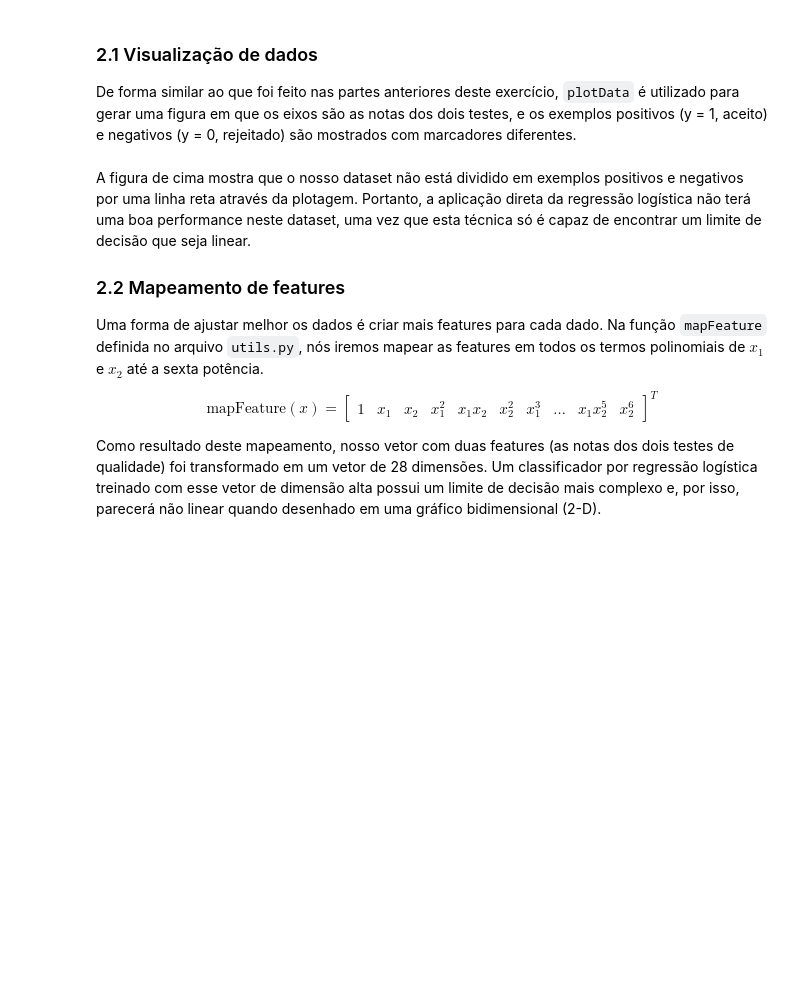
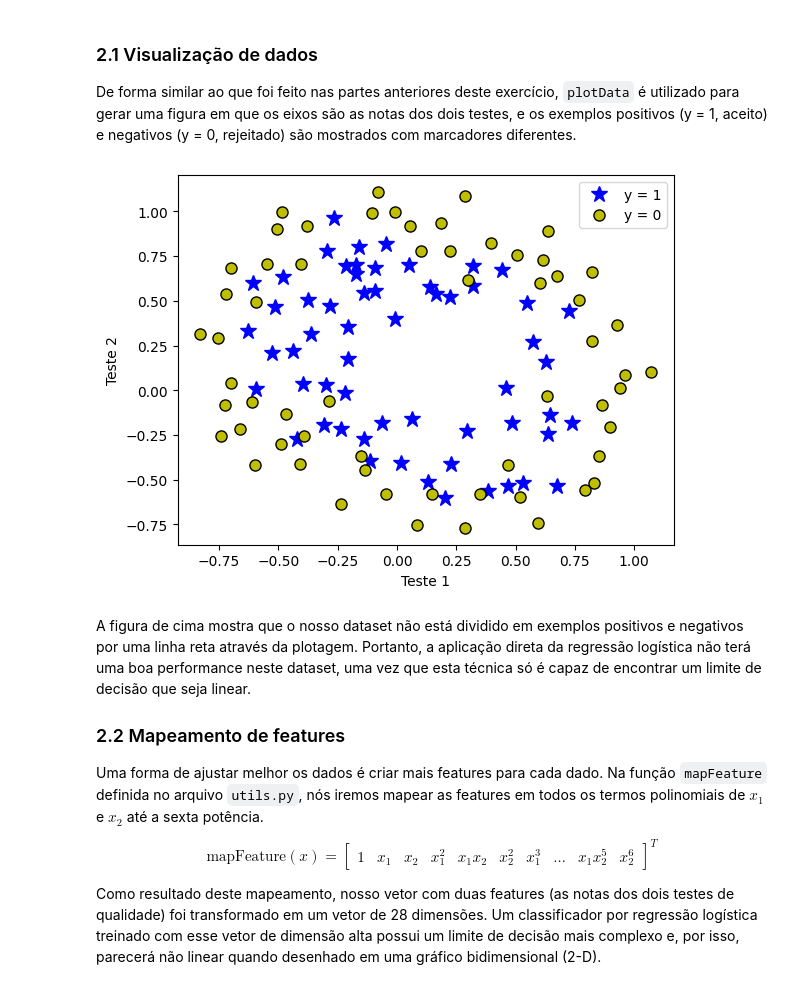
Before and after one commit to laryferreira/AI_DataScience_TP2023, a Jupyter notebook: Desafio_de_programacao_2.ipynb, the cells around one changed output. Saved outputs shown, nothing was run; the diff lists cells and outputs as text; code cells hidden in the pictures; blank space fills up the shorter version.

```diff
--- a/Desafio_de_programacao_2.ipynb
+++ b/Desafio_de_programacao_2.ipynb
@@ -497,14 +517,16 @@ y = data[:, 2]
 
 De forma similar ao que foi feito nas partes anteriores deste exercício, `plotData` é utilizado para gerar uma figura em que os eixos são as notas dos dois testes, e os exemplos positivos (y = 1, aceito) e negativos (y = 0, rejeitado) são mostrados com marcadores diferentes.
 # %%
-plotData(X, y)
+plotData(X, target)
 # Labels and Legend
 pyplot.xlabel('Teste 1')
 pyplot.ylabel('Teste 2')
 
 # Specified in plot order
 pyplot.legend(['y = 1', 'y = 0'], loc='upper right')
 pass
+# %% [output]
+[figure, added]
 # %% [markdown]
 A figura de cima mostra que o nosso dataset não está dividido em exemplos positivos e negativos por uma linha reta através da plotagem. Portanto, a aplicação direta da regressão logística não terá uma boa performance neste dataset, uma vez que esta técnica só é capaz de encontrar um limite de decisão que seja linear.
 
```
Also changed, not shown: parts of 11 cells of this notebook.
